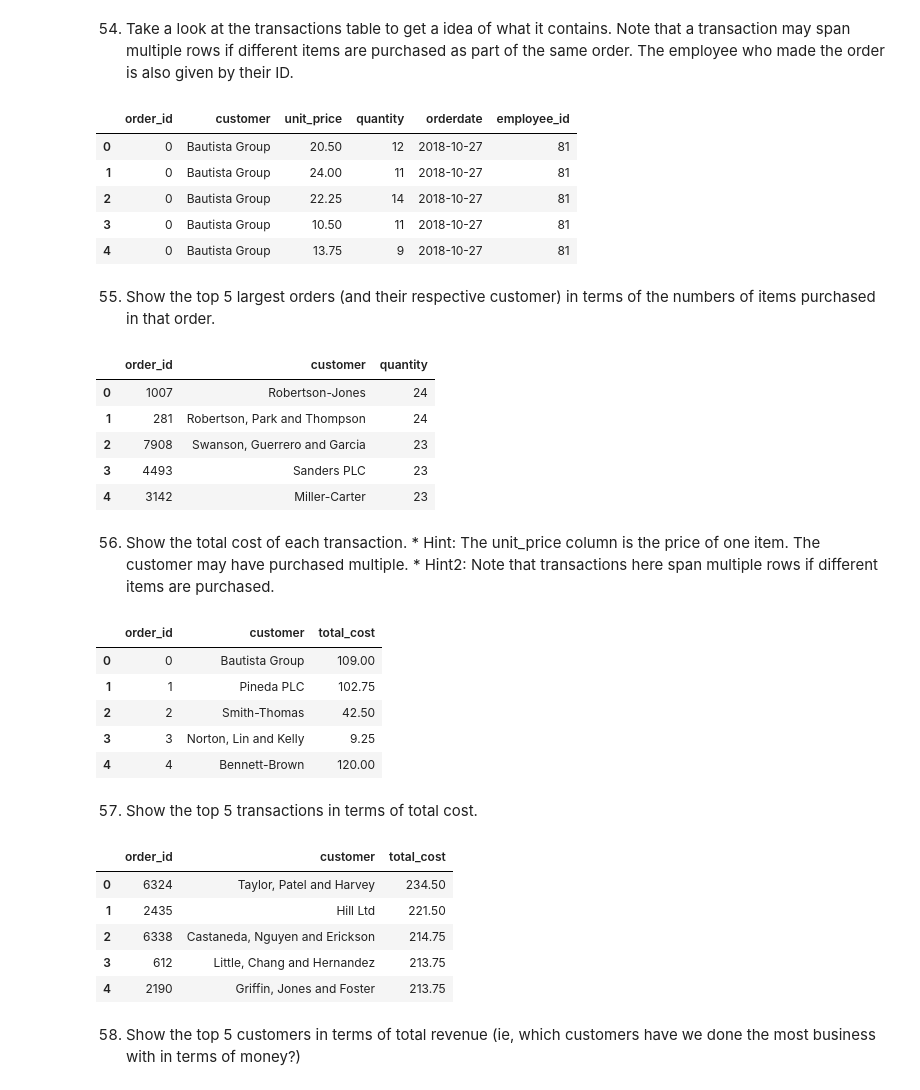
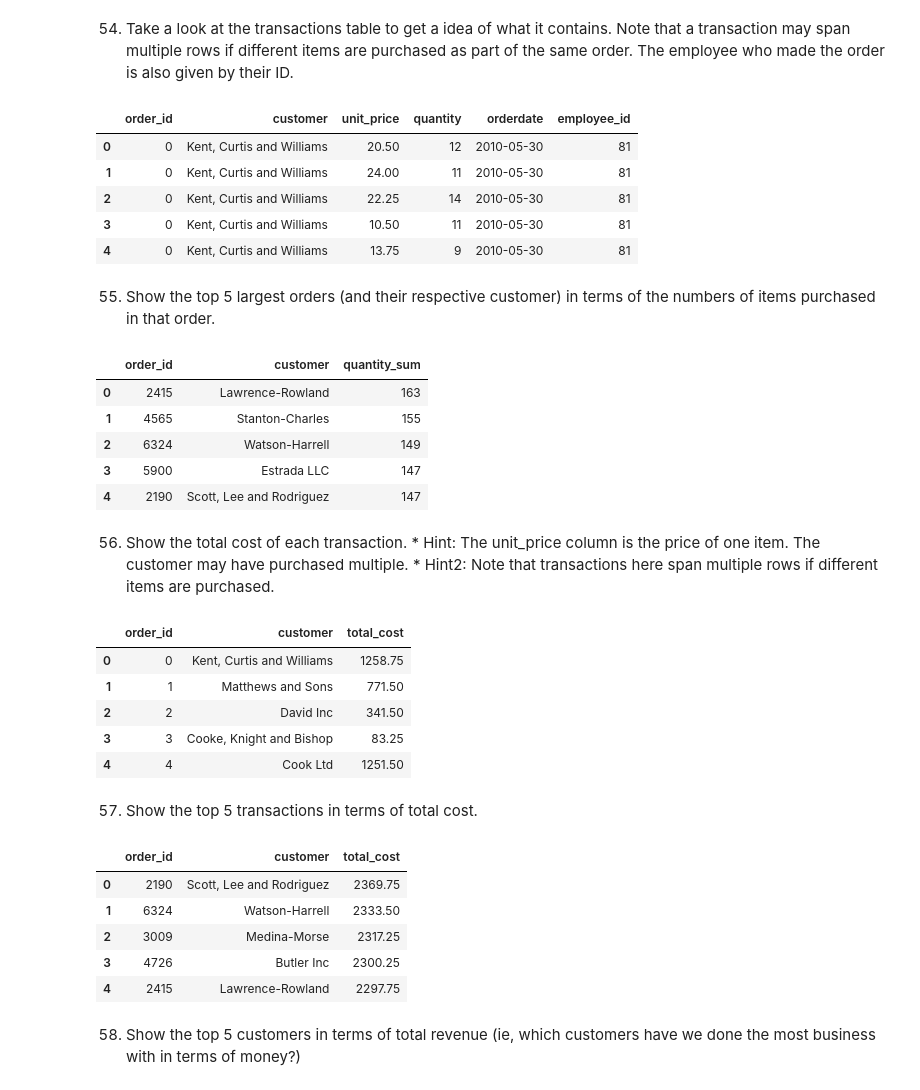
Before and after one commit to iamkkdev/sqlladder, a Jupyter notebook: code/Summary_Statistics.ipynb, the cells around one changed output. Cells and saved outputs as stored; diff of their text form; code cells hidden in the pictures.

```diff
--- a/Summary_Statistics.ipynb
+++ b/code/Summary_Statistics.ipynb
@@ -52,7 +52,7 @@ from sqlalchemy import create_engine
 import pandas as pd
 import sqlite3
 
-con = sqlite3.connect("ladder.db")
+con = sqlite3.connect("../ladder.db")
 # %% [markdown]
 32) How many rows are in the pets
 # %%
@@ -382,34 +383,34 @@ LIMIT 5;
 pd.read_sql_query(sql, con)
 # %% [output]
 |  | order_id | customer | unit_price | quantity | orderdate | employee_id |
-| 0 | 0 | Bautista Group | 20.50 | 12 | 2018-10-27 | 81 |
-| 1 | 0 | Bautista Group | 24.00 | 11 | 2018-10-27 | 81 |
-| 2 | 0 | Bautista Group | 22.25 | 14 | 2018-10-27 | 81 |
-| 3 | 0 | Bautista Group | 10.50 | 11 | 2018-10-27 | 81 |
-| 4 | 0 | Bautista Group | 13.75 | 9 | 2018-10-27 | 81 |
+| 0 | 0 | Kent, Curtis and Williams | 20.50 | 12 | 2010-05-30 | 81 |
+| 1 | 0 | Kent, Curtis and Williams | 24.00 | 11 | 2010-05-30 | 81 |
+| 2 | 0 | Kent, Curtis and Williams | 22.25 | 14 | 2010-05-30 | 81 |
+| 3 | 0 | Kent, Curtis and Williams | 10.50 | 11 | 2010-05-30 | 81 |
+| 4 | 0 | Kent, Curtis and Williams | 13.75 | 9 | 2010-05-30 | 81 |
 # %% [markdown]
 55) Show the top 5 largest orders (and their respective customer) in terms of the numbers of items purchased in that order.
 # %%
 sql = '''
-SELECT order_id, customer, quantity
+SELECT order_id, customer, SUM(quantity) AS quantity_sum
 FROM transactions
 GROUP BY order_id
-ORDER BY quantity DESC
+ORDER BY quantity_sum DESC
 LIMIT 5;
 '''
 pd.read_sql_query(sql, con)
 # %% [output]
-|  | order_id | customer | quantity |
-| 0 | 1007 | Robertson-Jones | 24 |
-| 1 | 281 | Robertson, Park and Thompson | 24 |
-| 2 | 7908 | Swanson, Guerrero and Garcia | 23 |
-| 3 | 4493 | Sanders PLC | 23 |
-| 4 | 3142 | Miller-Carter | 23 |
+|  | order_id | customer | quantity_sum |
+| 0 | 2415 | Lawrence-Rowland | 163 |
+| 1 | 4565 | Stanton-Charles | 155 |
+| 2 | 6324 | Watson-Harrell | 149 |
+| 3 | 5900 | Estrada LLC | 147 |
+| 4 | 2190 | Scott, Lee and Rodriguez | 147 |
 # %% [markdown]
 56) Show the total cost of each transaction. * Hint: The unit_price column is the price of one item. The customer may have purchased multiple. * Hint2: Note that transactions here span multiple rows if different items are purchased.
 # %%
 sql = '''
-SELECT order_id, customer, SUM(unit_price) AS "total_cost"
+SELECT order_id, customer, SUM(unit_price * quantity) AS "total_cost"
 FROM transactions
 GROUP BY order_id, customer
 LIMIT 5;
@@ -417,16 +418,16 @@ LIMIT 5;
 pd.read_sql_query(sql, con)
 # %% [output]
 |  | order_id | customer | total_cost |
-| 0 | 0 | Bautista Group | 109.00 |
-| 1 | 1 | Pineda PLC | 102.75 |
-| 2 | 2 | Smith-Thomas | 42.50 |
-| 3 | 3 | Norton, Lin and Kelly | 9.25 |
-| 4 | 4 | Bennett-Brown | 120.00 |
+| 0 | 0 | Kent, Curtis and Williams | 1258.75 |
+| 1 | 1 | Matthews and Sons | 771.50 |
+| 2 | 2 | David Inc | 341.50 |
+| 3 | 3 | Cooke, Knight and Bishop | 83.25 |
+| 4 | 4 | Cook Ltd | 1251.50 |
 # %% [markdown]
 57) Show the top 5 transactions in terms of total cost.
 # %%
 sql = '''
-SELECT order_id, customer, SUM(unit_price) AS "total_cost"
+SELECT order_id, customer, SUM(unit_price * quantity) AS "total_cost"
 FROM transactions
 GROUP BY order_id, customer
 ORDER BY total_cost DESC
@@ -435,11 +436,11 @@ LIMIT 5;
 pd.read_sql_query(sql, con)
 # %% [output]
 |  | order_id | customer | total_cost |
-| 0 | 6324 | Taylor, Patel and Harvey | 234.50 |
-| 1 | 2435 | Hill Ltd | 221.50 |
-| 2 | 6338 | Castaneda, Nguyen and Erickson | 214.75 |
-| 3 | 612 | Little, Chang and Hernandez | 213.75 |
-| 4 | 2190 | Griffin, Jones and Foster | 213.75 |
+| 0 | 2190 | Scott, Lee and Rodriguez | 2369.75 |
+| 1 | 6324 | Watson-Harrell | 2333.50 |
+| 2 | 3009 | Medina-Morse | 2317.25 |
+| 3 | 4726 | Butler Inc | 2300.25 |
+| 4 | 2415 | Lawrence-Rowland | 2297.75 |
 # %% [markdown]
 58) Show the top 5 customers in terms of total revenue (ie, which customers have we done the most business with in terms of money?)
 # %%
```
Also changed, not shown: parts of 8 cells of this notebook, 5 other files.
